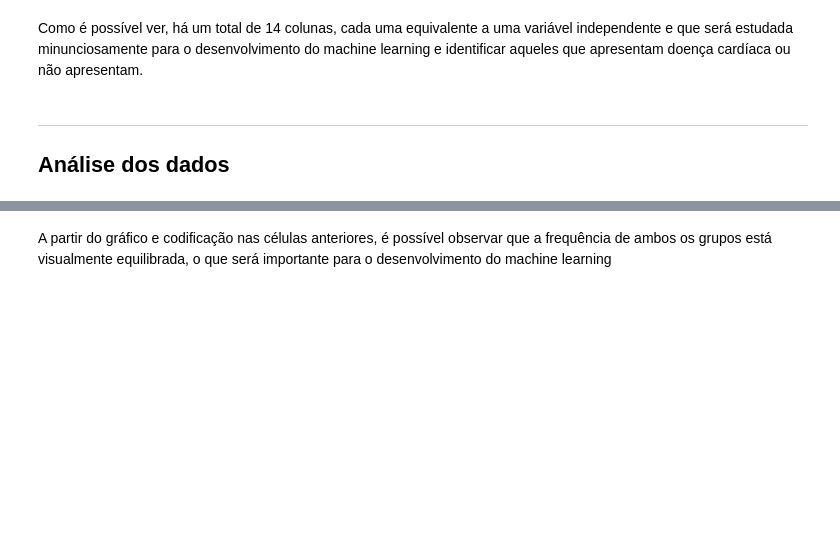
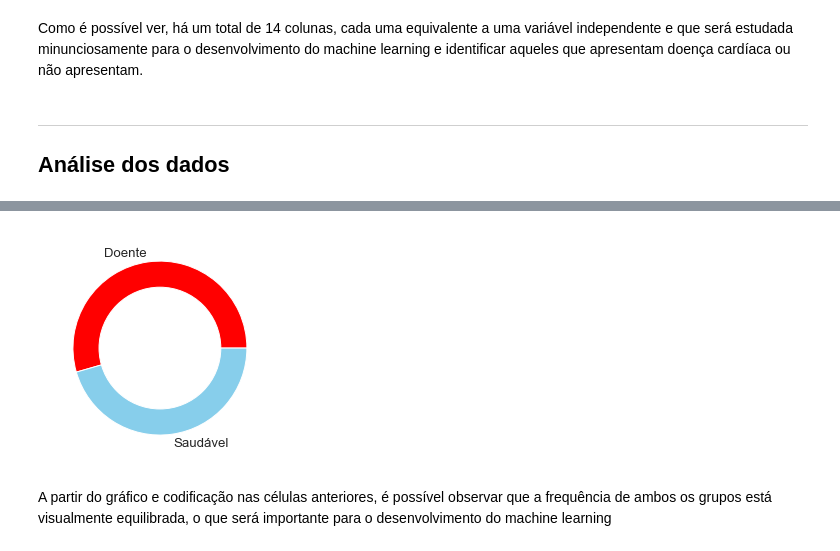
Before and after one commit to gabriellaec/CD-P3, a Jupyter notebook: Projeto 3.ipynb, the cells around one changed output, grey strips where cells are left out. Cells and saved outputs as stored; diff of their text form; code cells hidden in the pictures; blank space fills up the shorter version.

```diff
--- a/Projeto 3.ipynb
+++ b/Projeto 3.ipynb
@@ -149,3 +152,11 @@ target
+# %%
+my_circle=plt.Circle( (0,0), 0.7, color='white')
+plt.pie(target, labels=('Doente','Saudável'), colors=['red','skyblue'])
+p=plt.gcf()
+p.gca().add_artist(my_circle)
+plt.show()
+# %% [output]
+[figure, added]
 # %% [markdown]
 A partir do gráfico e codificação nas células anteriores, é possível observar que a frequência de ambos os grupos está visualmente equilibrada, o que será importante para o desenvolvimento do machine learning
 # %% [markdown]
```
Also changed, not shown: parts of 12 cells of this notebook.
